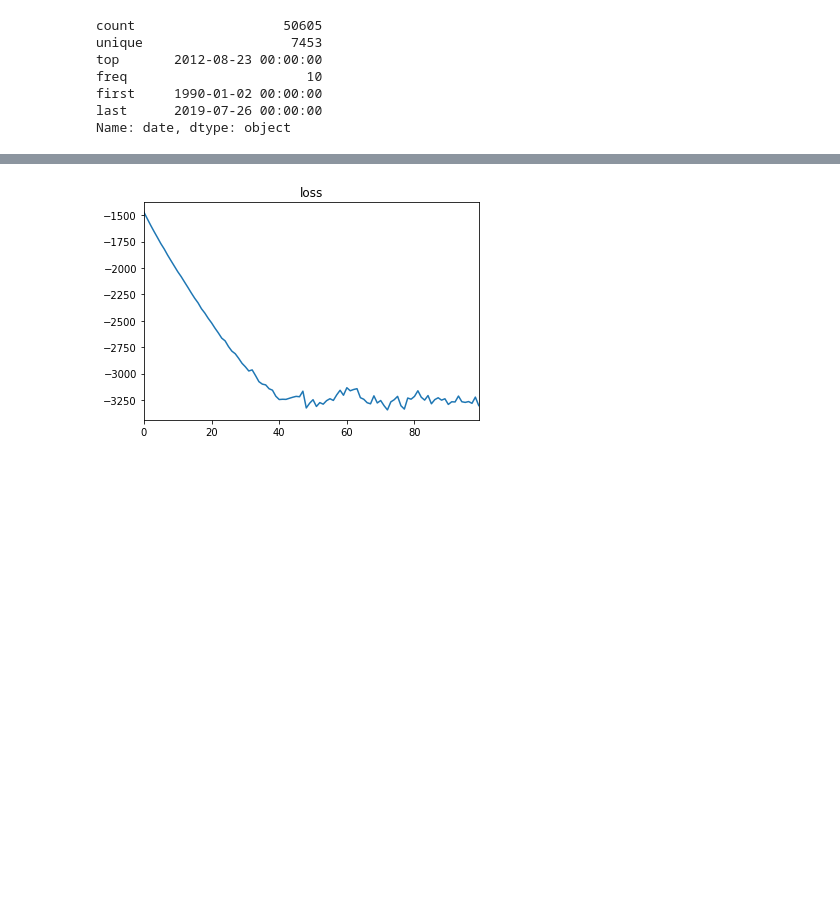
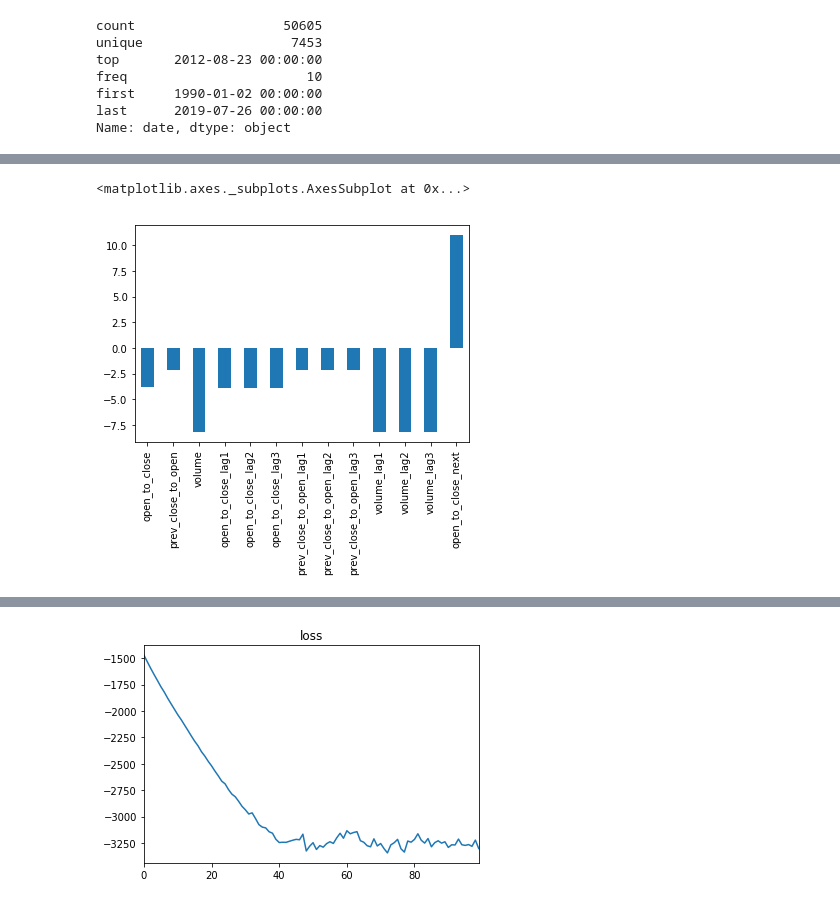
Before and after one commit to cottrell/notebooks, a Jupyter notebook: notebooks/sanity.ipynb, the cells around one changed output, grey strips where cells are left out. Drawn from its saved outputs; the diff is of its cells as text; code cells hidden in the pictures; blank space fills up the shorter version.

```diff
--- a/notebooks/sanity.ipynb
+++ b/notebooks/sanity.ipynb
@@ -52,0 +76,11 @@ d = df.set_index(['symbol', 'date']).sort_index()
+# %%
+logd = eq.add_lags(logd)
+logd['open_to_close_next'] = logd.groupby(level='symbol')['open_to_close'].shift(-1)
+
+logd = logd.dropna()
+
+train_end = '2016-01-01'
+i = logd.index.get_level_values('date') < train_end
+j = logd.index.get_level_values('symbol') == 'noc'
+d_train = logd.loc[i & j]
+d_test = logd.loc[i & j]
@@ -53,17 +102,19 @@ d = df.set_index(['symbol', 'date']).sort_index()
 # %%
-# try almost no engineering!
-
-dd = np.log(d).dropna().loc['ibm'] # .reset_index('symbol')
-
-train_end = '2016-01-01'
-d_train = dd.loc[:train_end]
-d_test = dd.loc[train_end:]
-d_train.head()
-
-target = ['high']
-cols = ['open', 'open_lag1', 'low_lag1', 'high_lag1', 'close_lag1']
-
+target = 'open_to_close_next'
+cols = [x for x in logd.columns if x != target]
 def get_xy_from_df(df, cols=cols, target=target, dtype=np.float32):
     x = tf.convert_to_tensor(d_train[cols].values.astype(dtype))
-    y = tf.squeeze(tf.convert_to_tensor(d_train[target].values.astype(dtype)))
+    y = tf.convert_to_tensor(d_train[target].values.astype(dtype))
+#     y = y[:,None]
     return x, y
+
+dtype = np.float32
+x_train, y_train = get_xy_from_df(d_train, dtype=dtype)
+x_test, y_test = get_xy_from_df(d_test, dtype=dtype)
+# %%
+import my.gym.mutual_info as mutual_info
+
+mi = dict()
+for k in logd.columns:
+    print(k)
+    mi[k] = mutual_info.mutual_information([logd[[k]].values, logd[[target]].values])
@@ -69,0 +135,7 @@ def get_xy_from_df(df, cols=cols, target=target, dtype=np.float32):
+# %%
+mi = pd.Series(mi)
+# %%
+mi.plot(kind='bar')
+# %% [output]
+<matplotlib.axes._subplots.AxesSubplot at 0x...>
+[figure, added]
```
Also changed, not shown: parts of 33 cells of this notebook.
